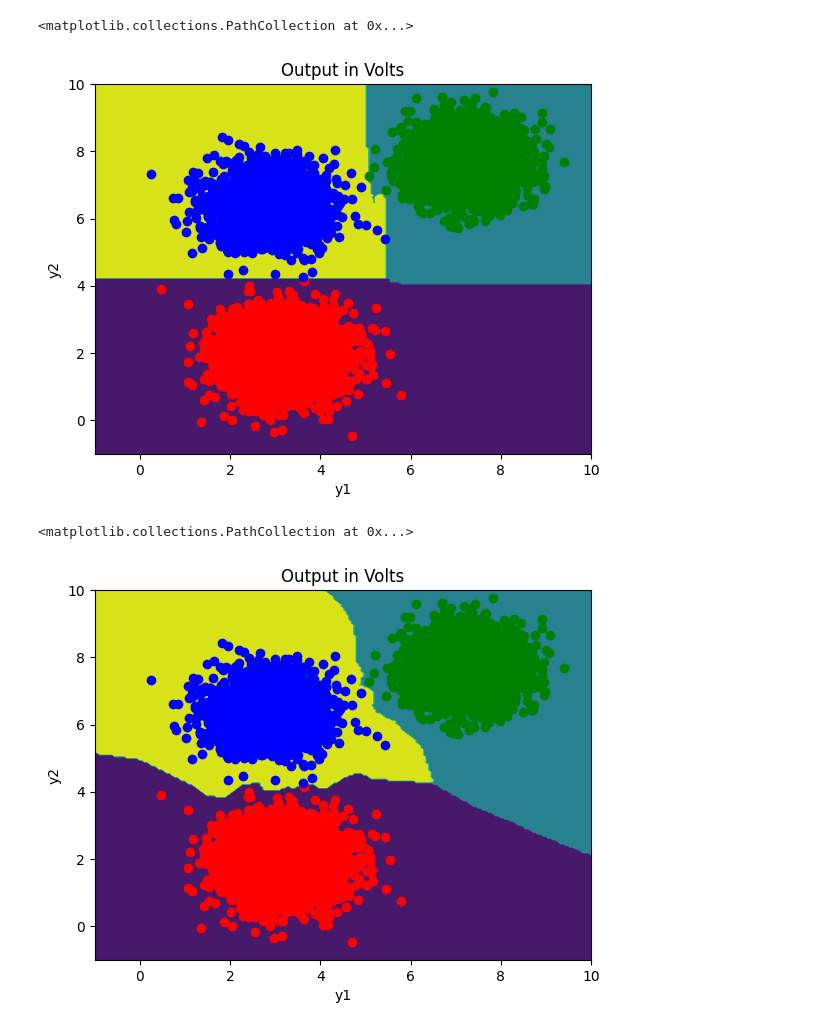
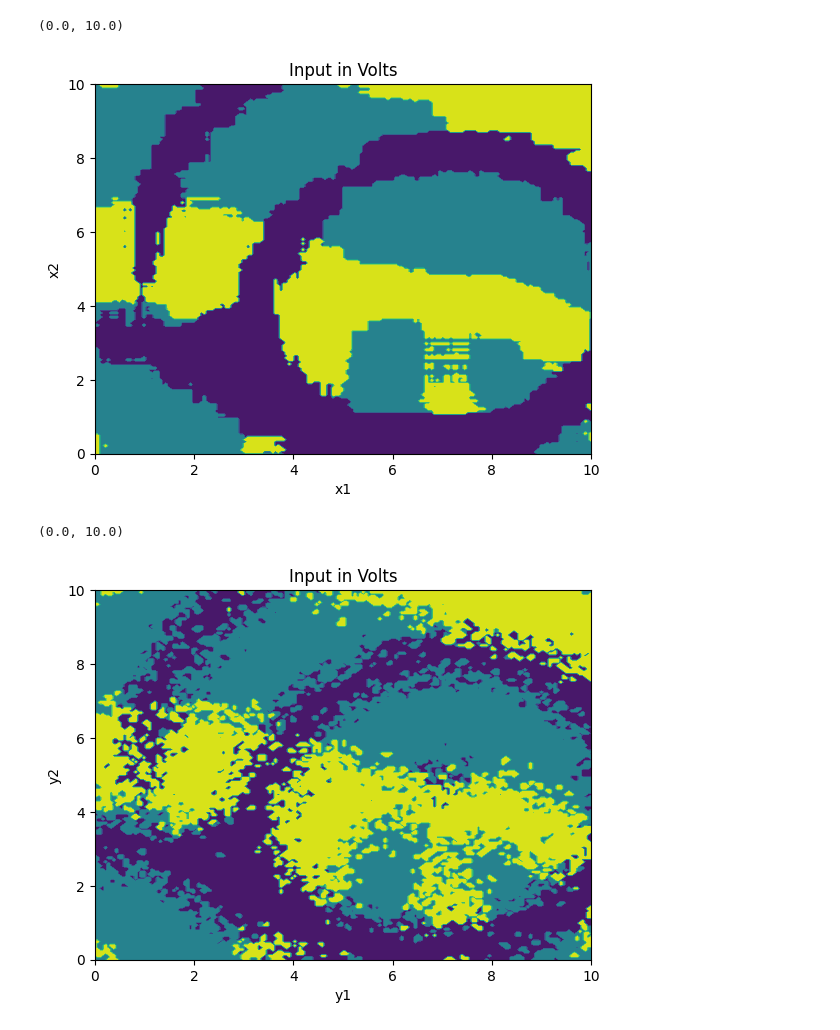
Before and after one commit to Jansenpapworth/Machine-Learning, a Jupyter notebook: Tutorial 9/Coursework.ipynb, the cells around one changed output. Drawn from its saved outputs; the diff is of its cells as text; code cells hidden in the pictures.

```diff
--- a/Tutorial 9/Coursework.ipynb
+++ b/Tutorial 9/Coursework.ipynb
@@ -7,11 +7,12 @@ import matplotlib.pyplot as plt
 df = pandas.read_csv('volts.csv')
 
 X1 = np.array(df['x1'][:])
-X1 = np.array(df['x2'][:])
+X2 = np.array(df['x2'][:])
 y1 = np.array(df['y1'][:])
 y2 = np.array(df['y2'][:])
 
 Y = np.column_stack((y1,y2))
+X = np.column_stack((X1,X2))
 
 km = KMeans(n_clusters=3)
 
@@ -48,41 +49,45 @@ Xgrid, x1line, x2line = gen_sample_grid(limit=10)
 clf = RandomForestClassifier(n_estimators=100,max_depth=10)
 
 ### for this Y is are X and data is are y
-clf.fit(Y,data)
+clf.fit(X,data)
 Xgrid = clf.predict(Xgrid)
 
 Xgrid = np.reshape(Xgrid,[200,200])
 
 plt.contourf(x1line,x2line,Xgrid,cmap='viridis')
-plt.title('Output in Volts')
-plt.ylabel('y2')
-plt.xlabel('y1')
-plt.scatter(Y[data==0,0],Y[data==0,1],c='red')
-plt.scatter(Y[data==1,0],Y[data==1,1],c='green')
-plt.scatter(Y[data==2,0],Y[data==2,1],c='blue')
+plt.title('Input in Volts')
+plt.ylabel('x2')
+plt.xlabel('x1')
+plt.xlim(0,10)
+plt.ylim(0,10)
+# plt.scatter(X[data==0,0],X[data==0,1],c='red')
+# plt.scatter(X[data==1,0],X[data==1,1],c='green')
+# plt.scatter(X[data==2,0],X[data==2,1],c='blue')
 # %% [output]
-<matplotlib.collections.PathCollection at 0x...>
+(0.0, 10.0)
-[figure, old version]
+[figure, new version]
 # %%
 ### doing the same classfication but with nearest neigbour approach
 from sklearn.neighbors import KNeighborsClassifier
 
 Xgrid, x1line, x2line = gen_sample_grid(200,200,10)
 
 near = 1
 neigh = KNeighborsClassifier(n_neighbors=near)
 ### for this Y is are X and data is are y
-neigh.fit(Y,data)
+neigh.fit(X,data)
 Xgrid = neigh.predict(Xgrid)
 Xgrid = np.reshape(Xgrid,[200,200])
 
 plt.contourf(x1line,x2line,Xgrid,cmap='viridis')
-plt.title('Output in Volts')
+plt.title('Input in Volts')
 plt.ylabel('y2')
 plt.xlabel('y1')
-plt.scatter(Y[data==0,0],Y[data==0,1],c='red')
-plt.scatter(Y[data==1,0],Y[data==1,1],c='green')
-plt.scatter(Y[data==2,0],Y[data==2,1],c='blue')
+plt.xlim(0,10)
+plt.ylim(0,10)
+# plt.scatter(X[data==0,0],X[data==0,1],c='red')
+# plt.scatter(X[data==1,0],X[data==1,1],c='green')
+# plt.scatter(X[data==2,0],X[data==2,1],c='blue')
 # %% [output]
-<matplotlib.collections.PathCollection at 0x...>
+(0.0, 10.0)
-[figure, old version]
+[figure, new version]
```
Also changed, not shown: parts of 1 cell of this notebook.
